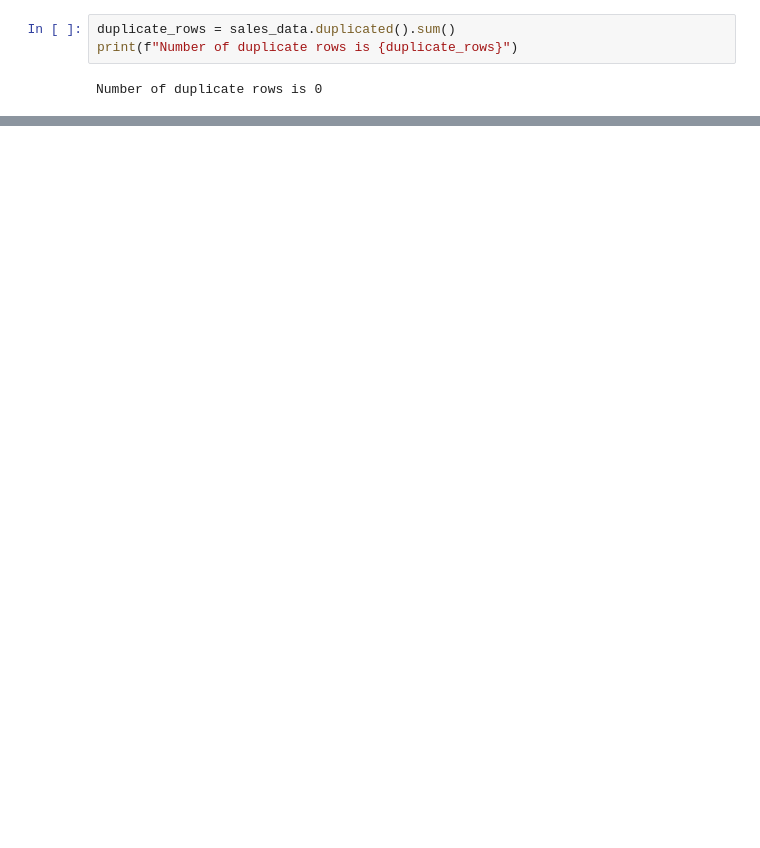
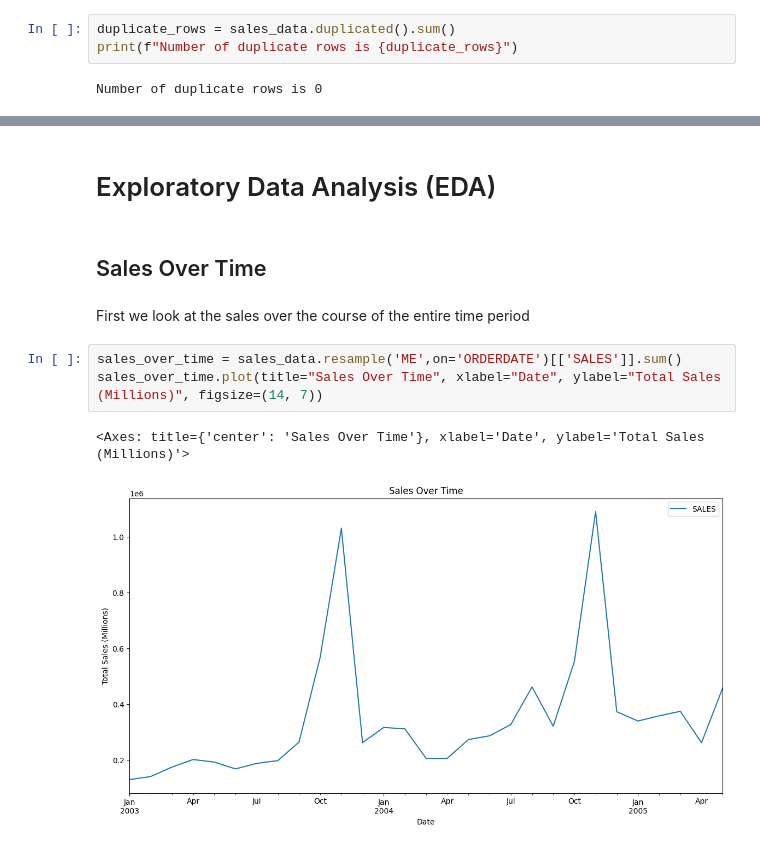
Before and after one commit to michael-raad/sales_data_analysis, a Jupyter notebook: Sales_Data_Analysis.ipynb, the cells around one changed output, grey strips where cells are left out. Drawn from its saved outputs; the diff is of its cells as text; blank space fills up the shorter version.

```diff
--- a/Sales_Data_Analysis.ipynb
+++ b/Sales_Data_Analysis.ipynb
@@ -95,0 +125,12 @@ Number of duplicate rows is 0
+# %% [markdown]
+# Exploratory Data Analysis (EDA)
+# %% [markdown]
+## Sales Over Time
+# %% [markdown]
+First we look at the sales over the course of the entire time period
+# %%
+sales_over_time = sales_data.resample('ME',on='ORDERDATE')[['SALES']].sum()
+sales_over_time.plot(title="Sales Over Time", xlabel="Date", ylabel="Total Sales (Millions)", figsize=(14, 7))
+# %% [output]
+<Axes: title={'center': 'Sales Over Time'}, xlabel='Date', ylabel='Total Sales (Millions)'>
+[figure, added]
```
Also changed, not shown: parts of 14 cells of this notebook.
